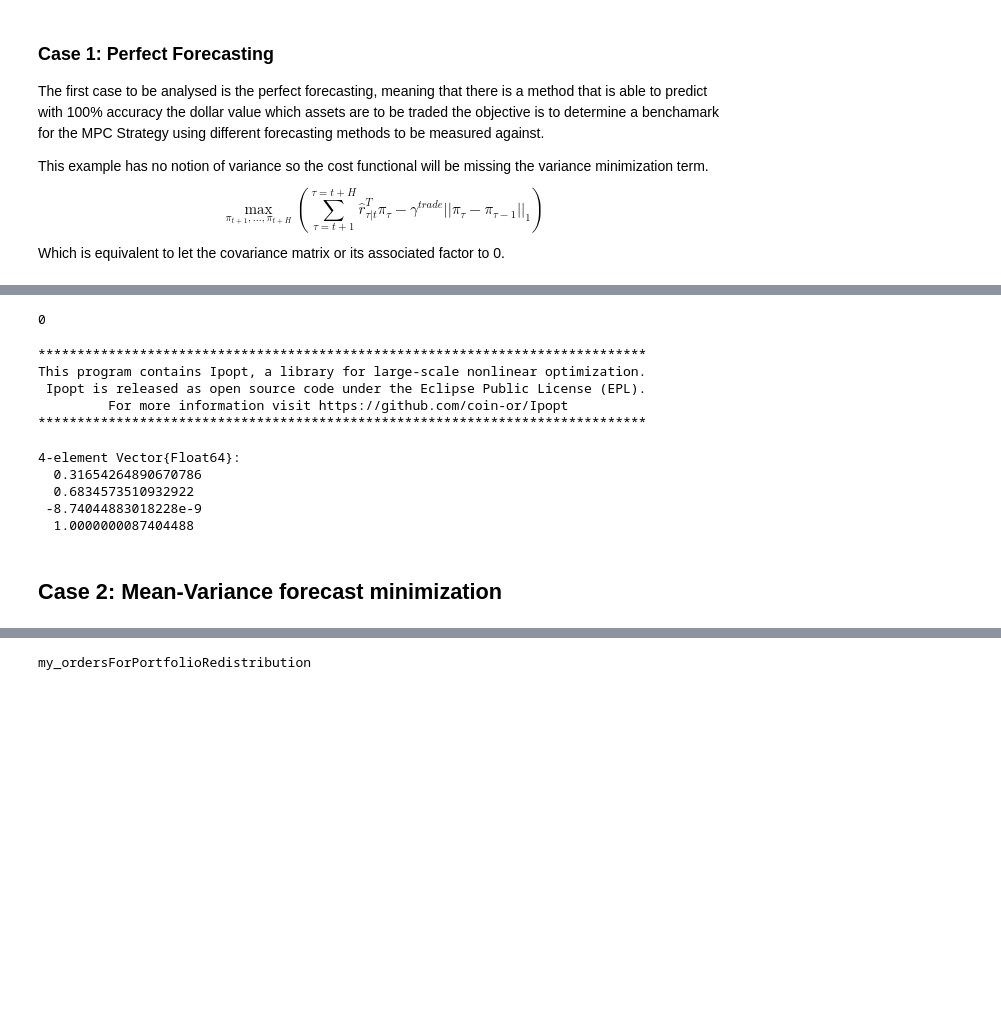
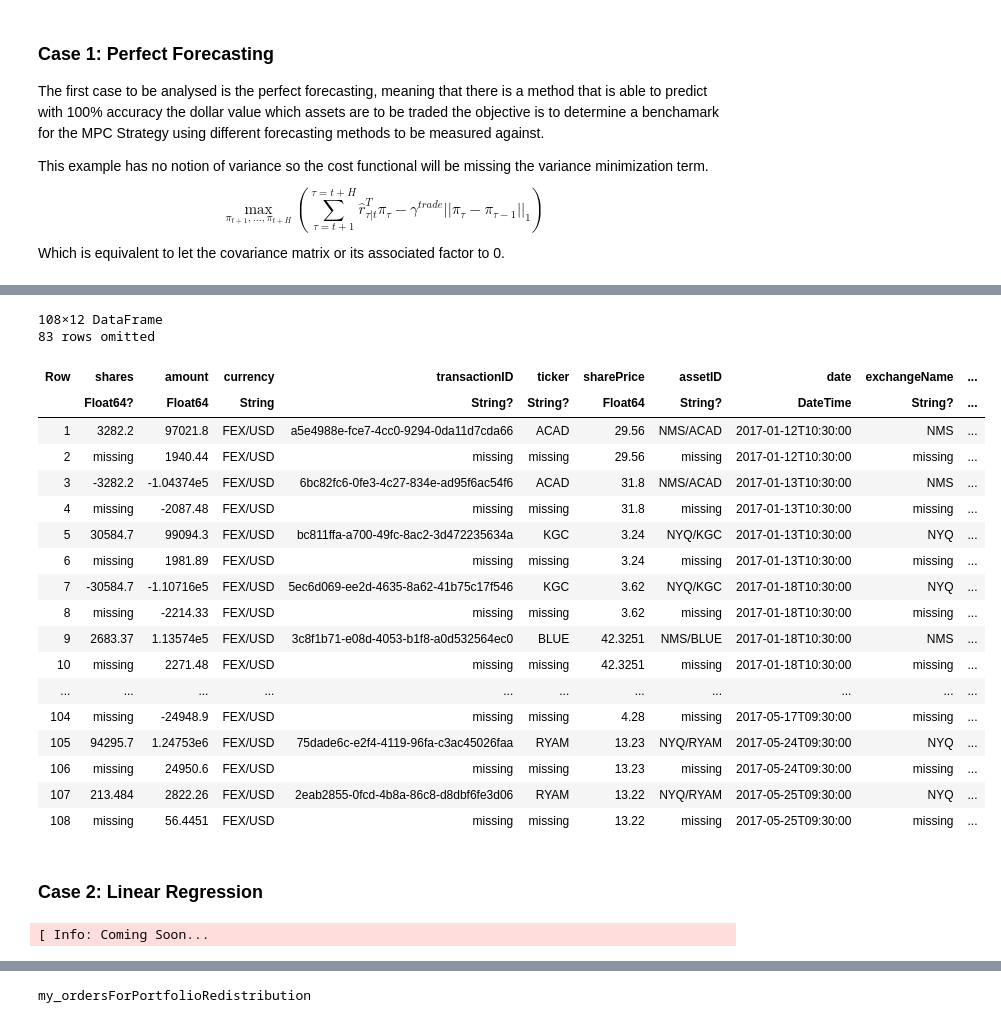
Before and after one commit to brunocastroibarburu94/dissertation_msc_2023, a Jupyter notebook: documentation_examples/MPC_Example.ipynb, the cells around one changed output, grey strips where cells are left out. Cells and saved outputs as stored; diff of their text form; code cells hidden in the pictures; blank space fills up the shorter version.

```diff
--- a/documentation_examples/MPC_Example.ipynb
+++ b/documentation_examples/MPC_Example.ipynb
@@ -179,40 +214,32 @@ plot(results.date, results.dollarValue, title="Template Strategy - Portfolio Val
+# %%
+using DataFrames: DataFrame
+ledger = DataFrame()
+[push!(ledger, row; cols=:union) for row in mpc_context.ledger]
+ledger
+# %% [output]
+108×12 DataFrame
+83 rows omitted
+| Row | shares | amount | currency | transactionID | ticker | sharePrice | assetID | date | exchangeName | ... |
+|  | Float64? | Float64 | String | String? | String? | Float64 | String? | DateTime | String? | ... |
+| 1 | 3282.2 | 97021.8 | FEX/USD | a5e4988e-fce7-4cc0-9294-0da11d7cda66 | ACAD | 29.56 | NMS/ACAD | 2017-01-12T10:30:00 | NMS | ... |
+| 2 | missing | 1940.44 | FEX/USD | missing | missing | 29.56 | missing | 2017-01-12T10:30:00 | missing | ... |
+| 3 | -3282.2 | -1.04374e5 | FEX/USD | 6bc82fc6-0fe3-4c27-834e-ad95f6ac54f6 | ACAD | 31.8 | NMS/ACAD | 2017-01-13T10:30:00 | NMS | ... |
+| 4 | missing | -2087.48 | FEX/USD | missing | missing | 31.8 | missing | 2017-01-13T10:30:00 | missing | ... |
+| 5 | 30584.7 | 99094.3 | FEX/USD | bc811ffa-a700-49fc-8ac2-3d472235634a | KGC | 3.24 | NYQ/KGC | 2017-01-13T10:30:00 | NYQ | ... |
+| 6 | missing | 1981.89 | FEX/USD | missing | missing | 3.24 | missing | 2017-01-13T10:30:00 | missing | ... |
+| 7 | -30584.7 | -1.10716e5 | FEX/USD | 5ec6d069-ee2d-4635-8a62-41b75c17f546 | KGC | 3.62 | NYQ/KGC | 2017-01-18T10:30:00 | NYQ | ... |
+| 8 | missing | -2214.33 | FEX/USD | missing | missing | 3.62 | missing | 2017-01-18T10:30:00 | missing | ... |
+| 9 | 2683.37 | 1.13574e5 | FEX/USD | 3c8f1b71-e08d-4053-b1f8-a0d532564ec0 | BLUE | 42.3251 | NMS/BLUE | 2017-01-18T10:30:00 | NMS | ... |
+| 10 | missing | 2271.48 | FEX/USD | missing | missing | 42.3251 | missing | 2017-01-18T10:30:00 | missing | ... |
+| ... | ... | ... | ... | ... | ... | ... | ... | ... | ... | ... |
+| 104 | missing | -24948.9 | FEX/USD | missing | missing | 4.28 | missing | 2017-05-17T09:30:00 | missing | ... |
+| 105 | 94295.7 | 1.24753e6 | FEX/USD | 75dade6c-e2f4-4119-96fa-c3ac45026faa | RYAM | 13.23 | NYQ/RYAM | 2017-05-24T09:30:00 | NYQ | ... |
+| 106 | missing | 24950.6 | FEX/USD | missing | missing | 13.23 | missing | 2017-05-24T09:30:00 | missing | ... |
+| 107 | 213.484 | 2822.26 | FEX/USD | 2eab2855-0fcd-4b8a-86c8-d8dbf6fe3d06 | RYAM | 13.22 | NYQ/RYAM | 2017-05-25T09:30:00 | NYQ | ... |
+| 108 | missing | 56.4451 | FEX/USD | missing | missing | 13.22 | missing | 2017-05-25T09:30:00 | missing | ... |
+# %% [markdown]
+### Case 2: Linear Regression
 # %%
-using AirBorne.Utils: δ,rvcat,rblockdiag
-δ(0,1)
+@info "Coming Soon..."
 # %% [output]
-0
+[ Info: Coming Soon...
-# %%
-using JuMP:@variable, @expression, Model, @objective, @constraint, optimize!, @NLobjective, value, set_silent
-using SparseArrays: sparse, I, spdiagm
-using Ipopt: Ipopt
-import MathOptInterface as MOI
-
-r1 = [3,1];r2 = [1,5]
-n_assets = 2 # Number of assets
-T = 2 # Horizon
-nT = n_assets*T # Number of control variables
-B1=kron(sparse(I, T, T),ones(1,n_assets)) # Matrix such that when multiplied by X, it returns a vector of ones of length T
-
-model = Model(Ipopt.Optimizer);set_silent(model)
-𝛾_trade = 1
-r = vcat(r1,r2)' # Return vector
-@variable(model, x[1:nT] >= 0)
-@variable(model, sum_portfolio_differences)
-@constraint(model, [sum_portfolio_differences; x[1:end-n_assets]-x[n_assets+1:end]] in MOI.NormOneCone(1 + length(x)-n_assets)) # Implementation of norm-1
-@objective(model, Min, -r*x + 𝛾_trade*sum_portfolio_differences) # Without variance minimization
-@constraint(model, B1*x.-ones(T,1).==0 ) # Sum of portfolio distribution equals 1 for all days
-optimize!(model)
-value.(x)
-# %% [output]
-******************************************************************************
-This program contains Ipopt, a library for large-scale nonlinear optimization.
- Ipopt is released as open source code under the Eclipse Public License (EPL).
-         For more information visit https://github.com/coin-or/Ipopt
-******************************************************************************
-4-element Vector{Float64}:
-  0.31654264890670786
-  0.6834573510932922
- -8.74044883018228e-9
-  1.0000000087404488
-# %% [markdown]
-## Case 2: Mean-Variance forecast minimization
```
Also changed, not shown: parts of 25 cells of this notebook, 2 other files.
